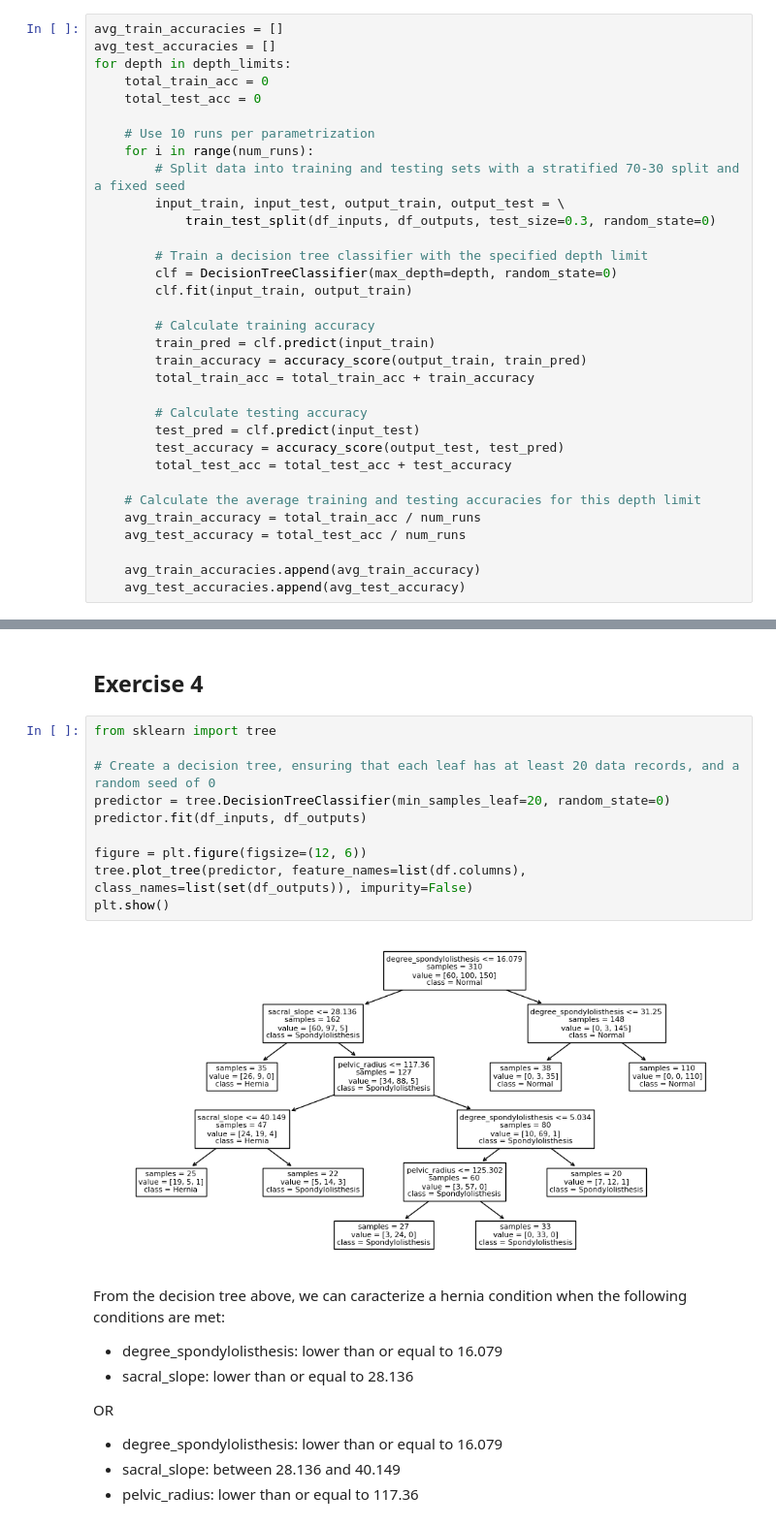
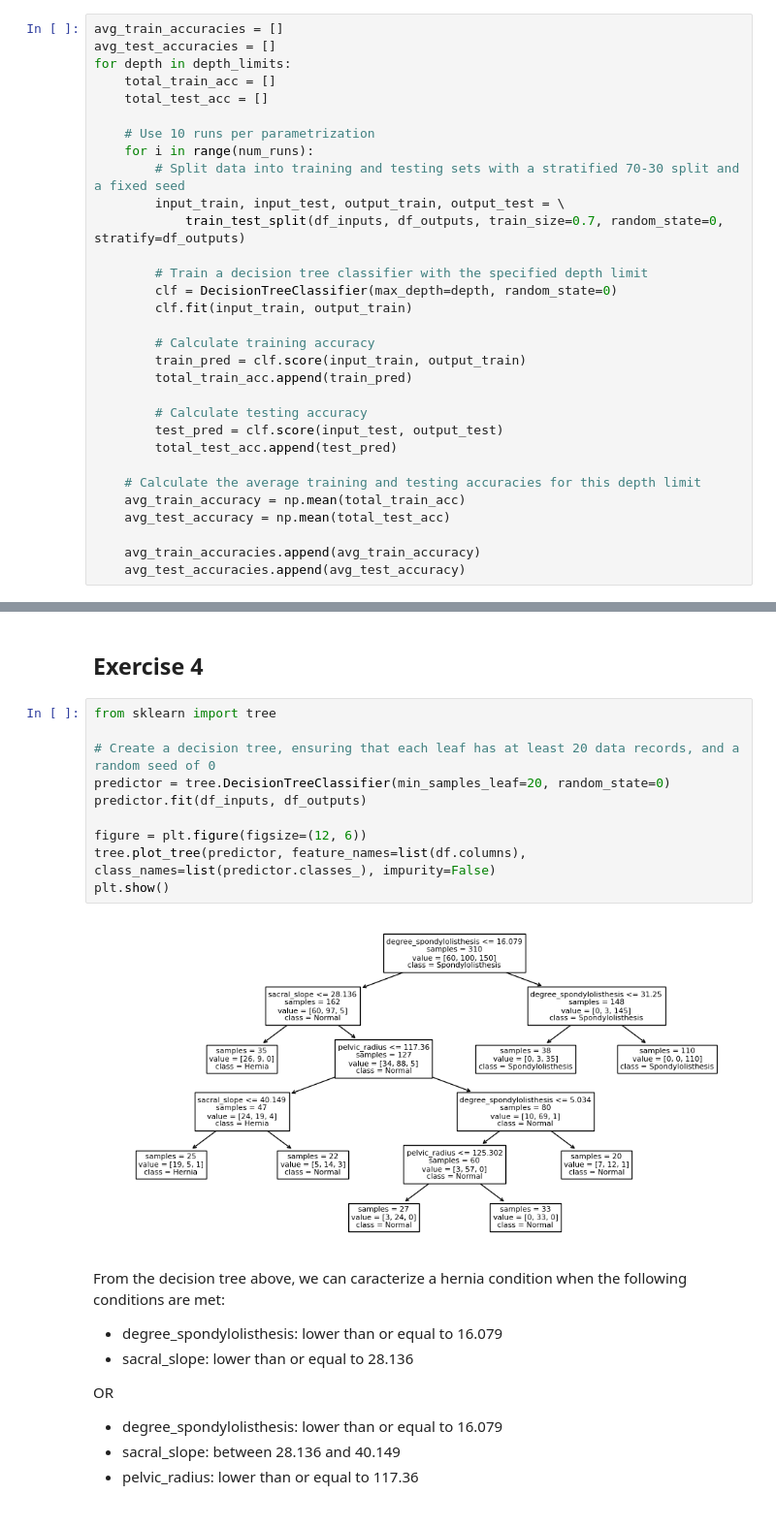
Before and after one commit to GSAprod/IST-Apre-homeworks, a Jupyter notebook: tpc-1/H1.ipynb, the cells around one changed output, grey strips where cells are left out. Shown: that part at 97% size. Saved outputs shown, nothing was run; the diff lists cells and outputs as text.

```diff
--- a/tpc-1/H1.ipynb
+++ b/tpc-1/H1.ipynb
@@ -106,32 +106,30 @@ num_runs = 10
 avg_train_accuracies = []
 avg_test_accuracies = []
 for depth in depth_limits:
-    total_train_acc = 0
-    total_test_acc = 0
+    total_train_acc = []
+    total_test_acc = []
 
     # Use 10 runs per parametrization
     for i in range(num_runs):
         # Split data into training and testing sets with a stratified 70-30 split and a fixed seed
         input_train, input_test, output_train, output_test = \
-            train_test_split(df_inputs, df_outputs, test_size=0.3, random_state=0)
+            train_test_split(df_inputs, df_outputs, train_size=0.7, random_state=0, stratify=df_outputs)
 
         # Train a decision tree classifier with the specified depth limit
         clf = DecisionTreeClassifier(max_depth=depth, random_state=0)
         clf.fit(input_train, output_train)
 
         # Calculate training accuracy
-        train_pred = clf.predict(input_train)
-        train_accuracy = accuracy_score(output_train, train_pred)
-        total_train_acc = total_train_acc + train_accuracy
+        train_pred = clf.score(input_train, output_train)
+        total_train_acc.append(train_pred)
 
         # Calculate testing accuracy
-        test_pred = clf.predict(input_test)
-        test_accuracy = accuracy_score(output_test, test_pred)
-        total_test_acc = total_test_acc + test_accuracy
+        test_pred = clf.score(input_test, output_test)
+        total_test_acc.append(test_pred)
 
     # Calculate the average training and testing accuracies for this depth limit
-    avg_train_accuracy = total_train_acc / num_runs
-    avg_test_accuracy = total_test_acc / num_runs
+    avg_train_accuracy = np.mean(total_train_acc)
+    avg_test_accuracy = np.mean(total_test_acc)
 
     avg_train_accuracies.append(avg_train_accuracy)
     avg_test_accuracies.append(avg_test_accuracy)
@@ -163,15 +161,15 @@ A depth limit of 4 or 5 appears to be the most apropriate for achieving the best
 # %%
 from sklearn import tree
 
 # Create a decision tree, ensuring that each leaf has at least 20 data records, and a random seed of 0
 predictor = tree.DecisionTreeClassifier(min_samples_leaf=20, random_state=0)
 predictor.fit(df_inputs, df_outputs)
 
 figure = plt.figure(figsize=(12, 6))
-tree.plot_tree(predictor, feature_names=list(df.columns), class_names=list(set(df_outputs)), impurity=False)
+tree.plot_tree(predictor, feature_names=list(df.columns), class_names=list(predictor.classes_), impurity=False)
 plt.show()
 # %% [output]
-[figure, old version]
+[figure, new version]
 # %% [markdown]
 From the decision tree above, we can caracterize a hernia condition when the following conditions are met:
 
```
Also changed, not shown: parts of 2 cells of this notebook.
